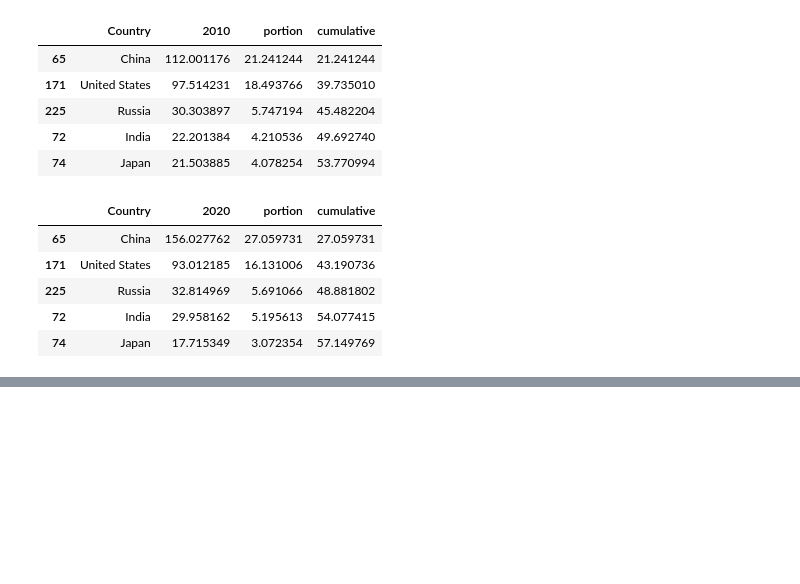
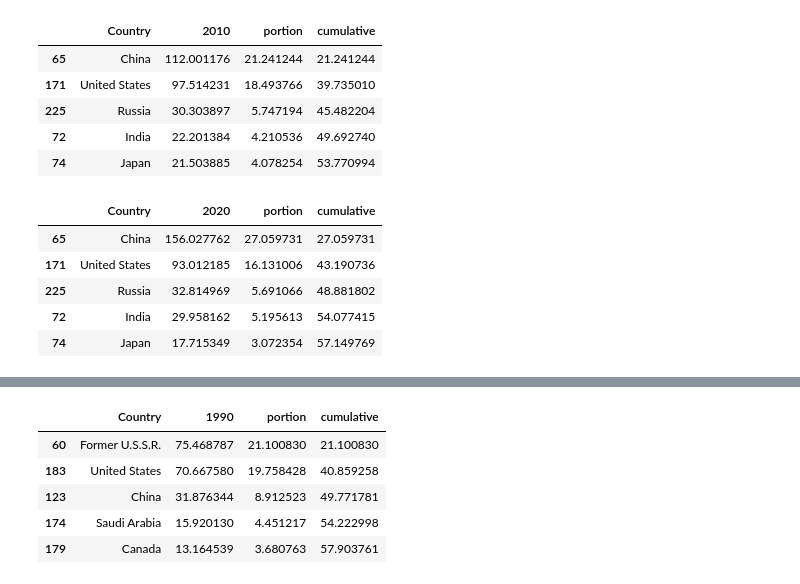
Before and after one commit to lurza/World-Energy-Analysis-main, a Jupyter notebook: Energy_Con_Prod.ipynb, the cells around one changed output, grey strips where cells are left out. Cells and saved outputs as stored; diff of their text form; code cells hidden in the pictures; blank space fills up the shorter version.

```diff
--- a/Energy_Con_Prod.ipynb
+++ b/Energy_Con_Prod.ipynb
@@ -5373,0 +5428,14 @@ top_total_all_con_2020.head()
+# %%
+top_total_all_prod_1990 = total_all_prod[['Country', '1990']]
+top_total_all_prod_1990['1990'] = pd.to_numeric(top_total_all_prod_1990['1990'],errors='coerce')
+top_total_all_prod_1990 = top_total_all_prod_1990.reset_index(drop=True).sort_values(by=['1990'], ascending=False,na_position='last')
+top_total_all_prod_1990['portion'] = top_total_all_prod_1990['1990']/total_all_prod_sum.loc['1990'][0]*100
+top_total_all_prod_1990['cumulative'] = top_total_all_prod_1990['portion'].cumsum()
+top_total_all_prod_1990.head()
+# %% [output]
+|  | Country | 1990 | portion | cumulative |
+| 60 | Former U.S.S.R. | 75.468787 | 21.100830 | 21.100830 |
+| 183 | United States | 70.667580 | 19.758428 | 40.859258 |
+| 123 | China | 31.876344 | 8.912523 | 49.771781 |
+| 174 | Saudi Arabia | 15.920130 | 4.451217 | 54.222998 |
+| 179 | Canada | 13.164539 | 3.680763 | 57.903761 |
```
Also changed, not shown: parts of 22 cells of this notebook.
